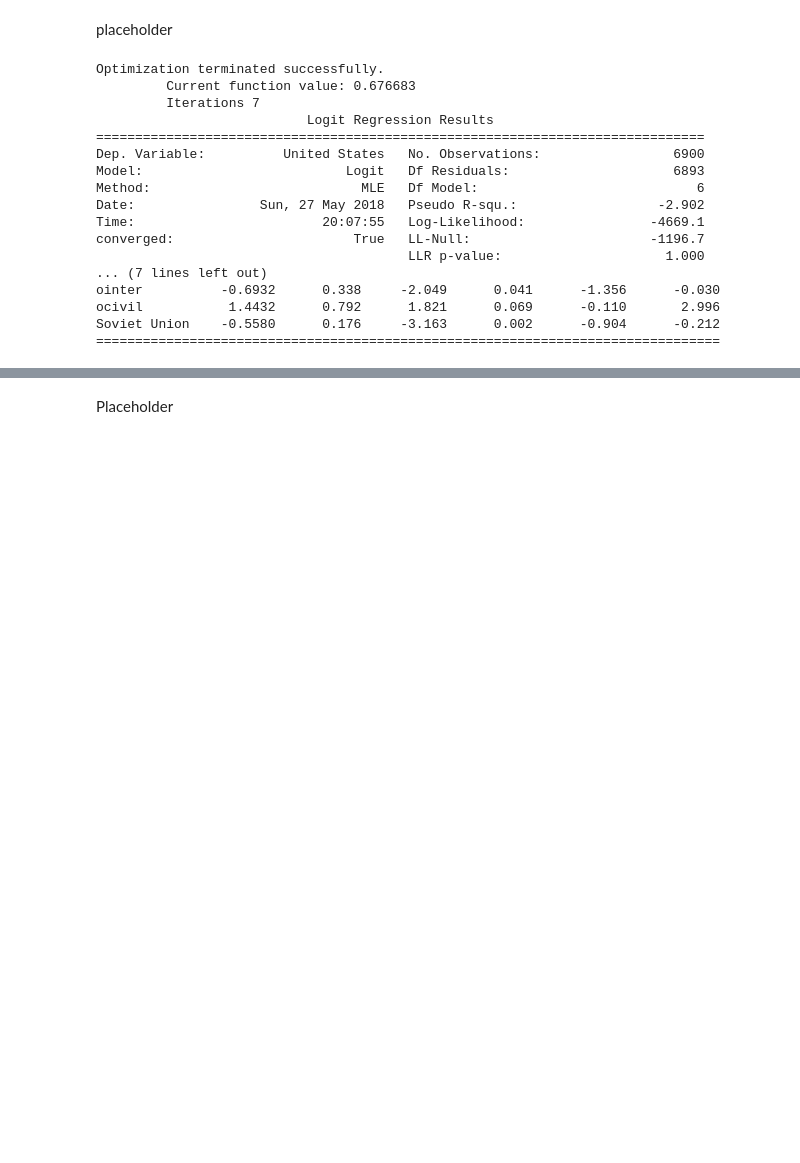
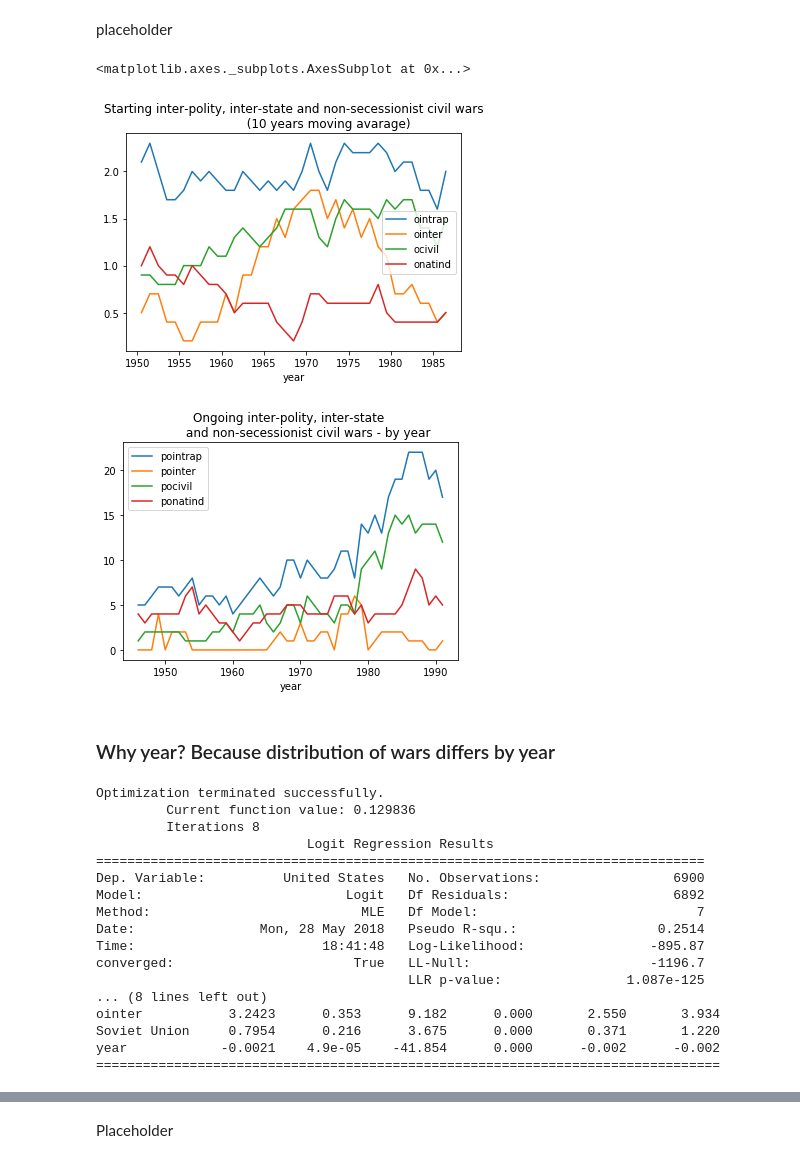
Before and after one commit to Jasper-Koops/Thesis-Cold_War_Interventions, a Jupyter notebook: Analysis.ipynb, the cells around one changed output, grey strips where cells are left out. Cells and saved outputs as stored; diff of their text form; code cells hidden in the pictures; blank space fills up the shorter version.

```diff
--- a/Analysis.ipynb
+++ b/Analysis.ipynb
@@ -29,8 +29,14 @@ df3 = df.groupby('year').agg(
         'onatind': 'sum',
         'pointrap': 'sum',
         'ointrap': 'sum',
+        'pointer': 'sum',
+        'ointer': 'sum',
+        'pocivil': 'sum',
+        'ocivil': 'sum',
+        'pononind': 'sum',
     }
 ).reset_index()
+
 
 def run(x, y):
     """
@@ -1066,33 +1148,53 @@ Soviet Union      0.9628      0.292      3.295      0.001       0.390       1.53
 ## Analysis 3: Type of war being fought
 # %% [markdown]
 placeholder
+# %%
+df3.rolling(10).mean().plot('year',
+                            ['ointrap',
+                             'ointer', 'ocivil',
+                             'onatind'],
+         title='''Starting inter-polity, inter-state and non-secessionist civil wars
+                  (10 years moving avarage)''')
+
+df3.plot('year', ['pointrap', 'pointer', 'pocivil', 'ponatind'],
+         title='''Ongoing inter-polity, inter-state
+         and non-secessionist civil wars - by year''')
+# %% [output]
+<matplotlib.axes._subplots.AxesSubplot at 0x...>
+[figure, added]
+[figure, added]
+# %% [markdown]
+### Why year?  Because distribution of wars differs by year
 # %%
 print(run([
     'pointrap',
     'pointer',
-    'pocivil',
+    'ponatind',
+    'onatind',
     'ointrap',
     'ointer',
-    'ocivil',
     'Soviet Union',
+    'year',
 ],
 
  'United States'))
+
+#Singular matrix for excluded variables
 # %% [output]
 Optimization terminated successfully.
-         Current function value: 0.676683
-         Iterations 7
+         Current function value: 0.129836
+         Iterations 8
                            Logit Regression Results
 ==============================================================================
 Dep. Variable:          United States   No. Observations:                 6900
-Model:                          Logit   Df Residuals:                     6893
-Method:                           MLE   Df Model:                            6
-Date:                Sun, 27 May 2018   Pseudo R-squ.:                  -2.902
-Time:                        20:07:55   Log-Likelihood:                -4669.1
+Model:                          Logit   Df Residuals:                     6892
+Method:                           MLE   Df Model:                            7
+Date:                Mon, 28 May 2018   Pseudo R-squ.:                  0.2514
+Time:                        18:41:48   Log-Likelihood:                -895.87
 converged:                       True   LL-Null:                       -1196.7
-                                        LLR p-value:                     1.000
-... (7 lines left out)
-ointer          -0.6932      0.338     -2.049      0.041      -1.356      -0.030
-ocivil           1.4432      0.792      1.821      0.069      -0.110       2.996
-Soviet Union    -0.5580      0.176     -3.163      0.002      -0.904      -0.212
+                                        LLR p-value:                1.087e-125
+... (8 lines left out)
+ointer           3.2423      0.353      9.182      0.000       2.550       3.934
+Soviet Union     0.7954      0.216      3.675      0.000       0.371       1.220
+year            -0.0021    4.9e-05    -41.854      0.000      -0.002      -0.002
 ================================================================================
```
Also changed, not shown: parts of 12 cells of this notebook.
